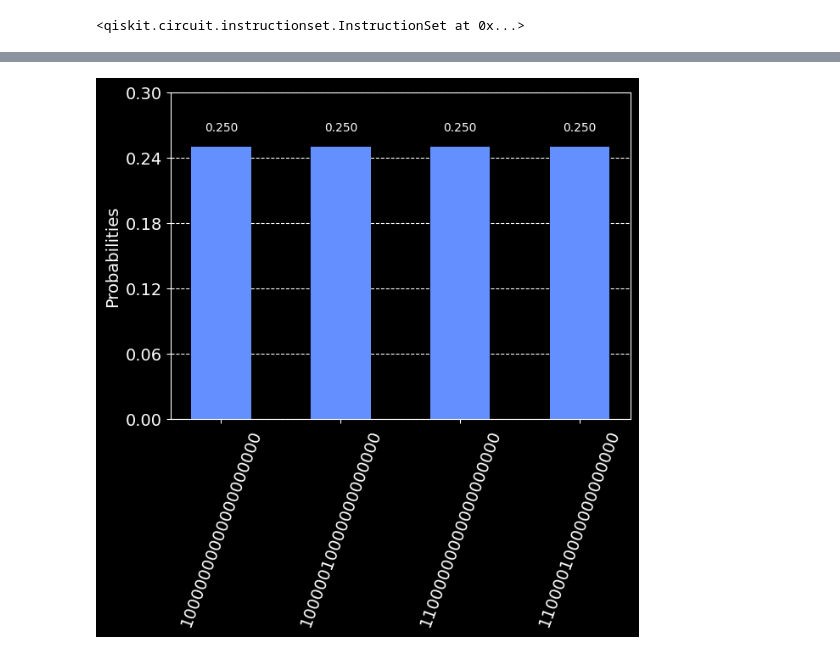
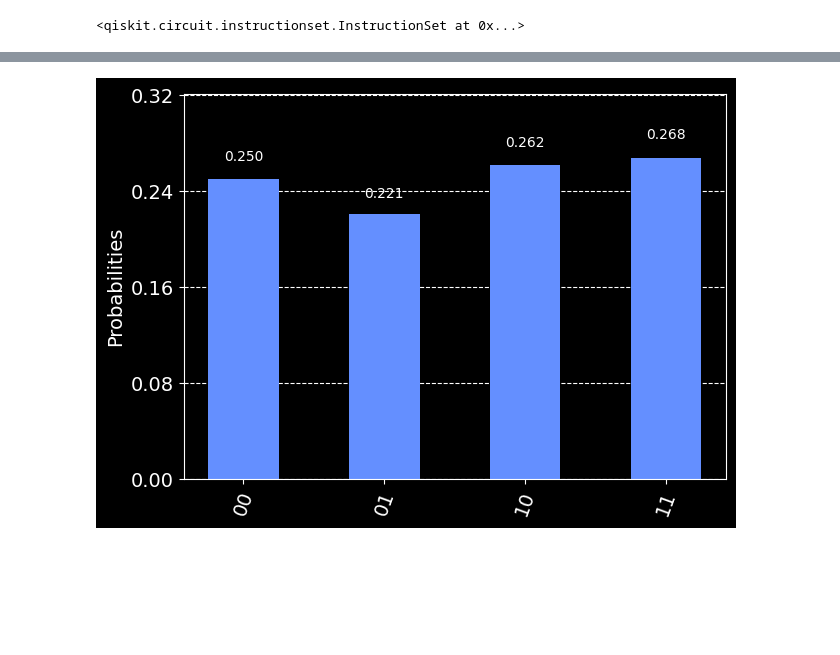
Before and after one commit to xillegas/quantum-search-tree, a Jupyter notebook: qtree.ipynb, the cells around one changed output, grey strips where cells are left out. Drawn from its saved outputs; the diff is of its cells as text; code cells hidden in the pictures; blank space fills up the shorter version.

Commit message:
profundidad 2 y 3 lograda, resultados exitosos pero confusos, el paper no da información suficiente sobre cómo interpretar los descriptores de camino

```diff
--- a/qtree.ipynb
+++ b/qtree.ipynb
@@ -220,28 +227,24 @@ Con búsqueda en profundidad t = 2, se necesitan cuatro qubits adicionales para
 # %%
 
 
-def oracle():
-    qc = QuantumCircuit(20)
+def oracle(size):
+    qc = QuantumCircuit(size)
     gate = MCXGate(4)
     #Goal Configurations
-    qc.append(gate,[2, 3, 4, 7, 19])
+    # qc.append(gate,[2, 3, 4, 7, size-1])
     #Alternative Goal Configurations
-    # qc.append(gate,[0, 2, 3, 5, 19])
+    # qc.append(gate,[0, 3, 6, 7, 19])
+    # qc.append(gate,[0, 2, 3, 5, size-1])
     #Grover in depth two cannot resolve this since two solutions out of four are marked.
     # qc.append(gate,[0, 4, 5, 7, 19])
+    qc.append(gate,[3, 4, 6, 7, size-1])
     qc.name="O"
     return qc
 
-def rules1_inv():
-    qc=rules1()
-    qc_inv=qc.inverse()
-    qc_inv.name="R1†"
-    return qc_inv
-
-def rules2_inv(size):
-    qc=rules2(size)
-    qc_inv=qc.inverse()
-    qc_inv.name="R2†"
+def reglas_inv(nombre:str, tamaño:int, bandera:int, rastro:tuple, descriptor:int) -> QuantumCircuit:
+    qc = reglas(nombre, tamaño, bandera, rastro, descriptor)
+    qc_inv = qc.inverse()
+    qc_inv.name = nombre + "_inv"
     return qc_inv
 
 def Grover():
@@ -254,7 +257,7 @@ def Grover():
     qc.name="G"
     return qc
 
-qc2 = QuantumCircuit(20,3)
+qc2 = QuantumCircuit(20,2)
 #State Preparation 0-7
 # Flag bit 8
 #1St Trace 9-12
@@ -271,15 +274,15 @@ qc2.barrier()
 #Preperation of state
 qc2.append(state_A(),range(8))
 #Depth1
-qc2.append(rules1(),range(14))
+qc2.append(reglas(nombre="R1",tamaño=14,bandera=8,rastro=(9,10,11,12),descriptor=13), range(14))
 #Depth2
-qc2.append(rules2(19),range(19))
+qc2.append(reglas(nombre="R2",tamaño=19,bandera=8,rastro=(14,15,16,17),descriptor=18),range(19))
 #Oracle
-qc2.append(oracle(),range(20))
+qc2.append(oracle(20),range(20))
 #Depth2
-qc2.append(rules2_inv(19),range(19))
+qc2.append(reglas_inv(nombre="R2",tamaño=19,bandera=8,rastro=(14,15,16,17),descriptor=18),range(19))
 #Depth1
-qc2.append(rules1_inv(),range(14))
+qc2.append(reglas_inv(nombre="R1",tamaño=14,bandera=8,rastro=(9,10,11,12),descriptor=13), range(14))
 #Redo Preperation
 qc2.append(state_A(),range(8))
 qc2.barrier()
@@ -287,8 +290,8 @@ qc2.barrier()
 qc2.h(19)
 qc2.barrier()
 qc2.append(Grover(),range(19))
-# qc2.measure(13,0)
-# qc2.measure(18,1)
+qc2.measure(13,0)
+qc2.measure(18,1)
 # qc2.measure(19,2)
 # qc2.measure(0,0)
 # qc2.measure(1,1)
@@ -310,8 +313,8 @@ display(
 # %%
 # Simulador
-simulator2 = Aer.get_backend('statevector_simulator')
-result2=execute(qc2,simulator2).result()
+simulator2 = Aer.get_backend('qasm_simulator')
+result2=execute(qc2,simulator2, shots=512).result()
 counts2 = result2.get_counts()
 plot_histogram(counts2)
 # %% [output]
-[figure, old version]
+[figure, new version]
```
Also changed, not shown: parts of 15 cells of this notebook.
